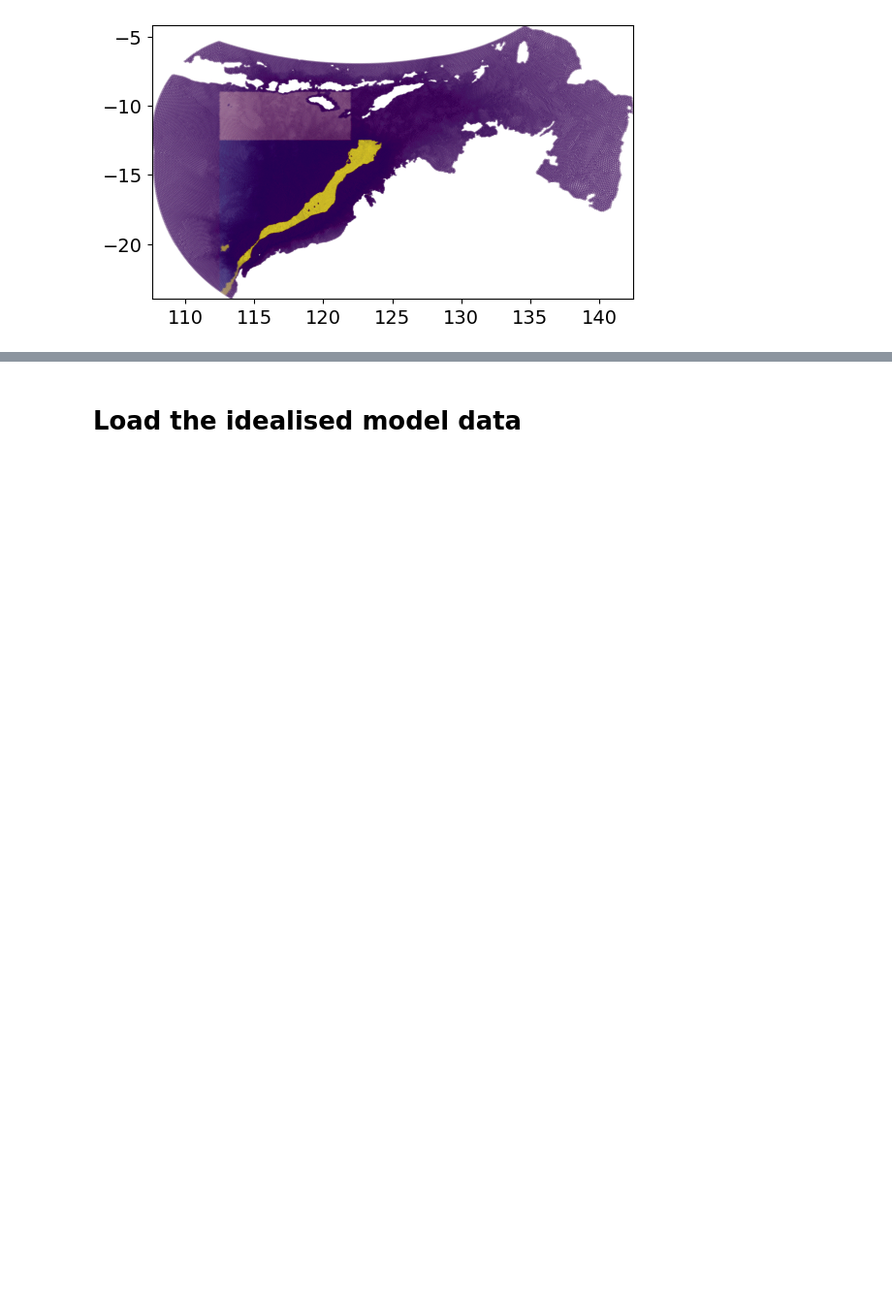
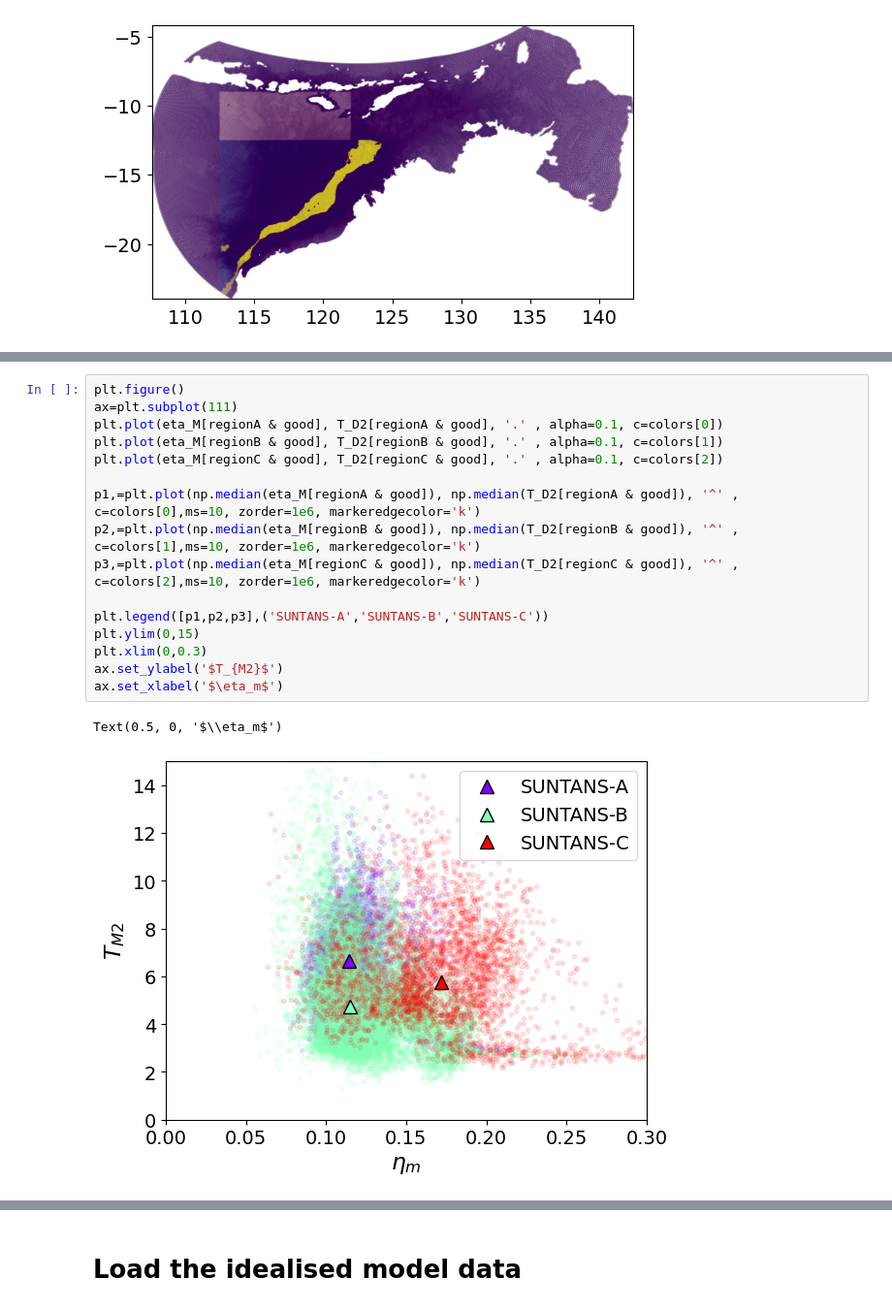
Before and after one commit to mrayson/incoherentitide, a Jupyter notebook: NOTEBOOKS/compare_integral_timescales.ipynb, the cells around one changed output, grey strips where cells are left out. Shown at 97% size. Drawn from its saved outputs; the diff is of its cells as text; blank space fills up the shorter version.

```diff
--- a/NOTEBOOKS/compare_integral_timescales.ipynb
+++ b/NOTEBOOKS/compare_integral_timescales.ipynb
@@ -159,0 +189,19 @@ Text(0.5, 0, '$T_m$')
+# %%
+plt.figure()
+ax=plt.subplot(111)
+plt.plot(eta_M[regionA & good], T_D2[regionA & good], '.' , alpha=0.1, c=colors[0])
+plt.plot(eta_M[regionB & good], T_D2[regionB & good], '.' , alpha=0.1, c=colors[1])
+plt.plot(eta_M[regionC & good], T_D2[regionC & good], '.' , alpha=0.1, c=colors[2])
+
+p1,=plt.plot(np.median(eta_M[regionA & good]), np.median(T_D2[regionA & good]), '^' , c=colors[0],ms=10, zorder=1e6, markeredgecolor='k')
+p2,=plt.plot(np.median(eta_M[regionB & good]), np.median(T_D2[regionB & good]), '^' , c=colors[1],ms=10, zorder=1e6, markeredgecolor='k')
+p3,=plt.plot(np.median(eta_M[regionC & good]), np.median(T_D2[regionC & good]), '^' , c=colors[2],ms=10, zorder=1e6, markeredgecolor='k')
+
+plt.legend([p1,p2,p3],('SUNTANS-A','SUNTANS-B','SUNTANS-C'))
+plt.ylim(0,15)
+plt.xlim(0,0.3)
+ax.set_ylabel('$T_{M2}$')
+ax.set_xlabel('$\eta_m$')
+# %% [output]
+Text(0.5, 0, '$\\eta_m$')
+[figure, added]
```
Also changed, not shown: parts of 12 cells of this notebook, 14 other files.
